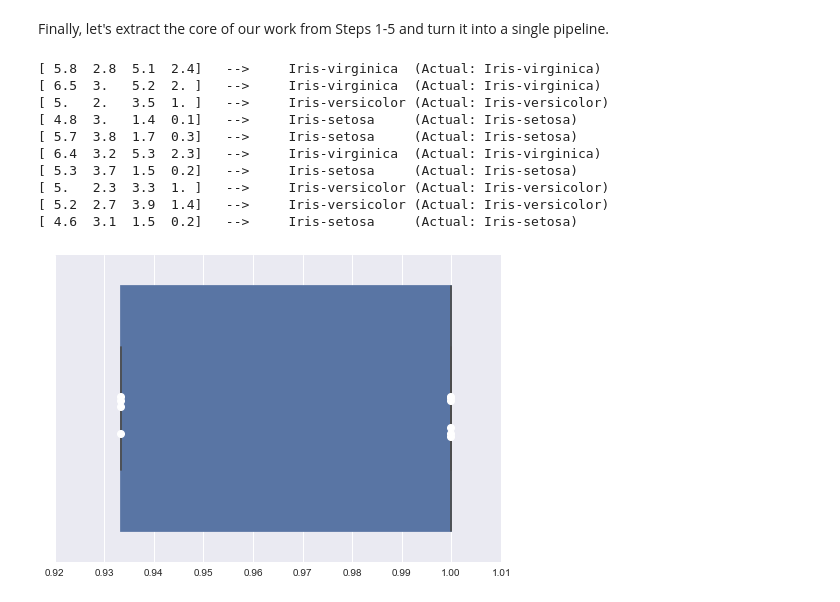
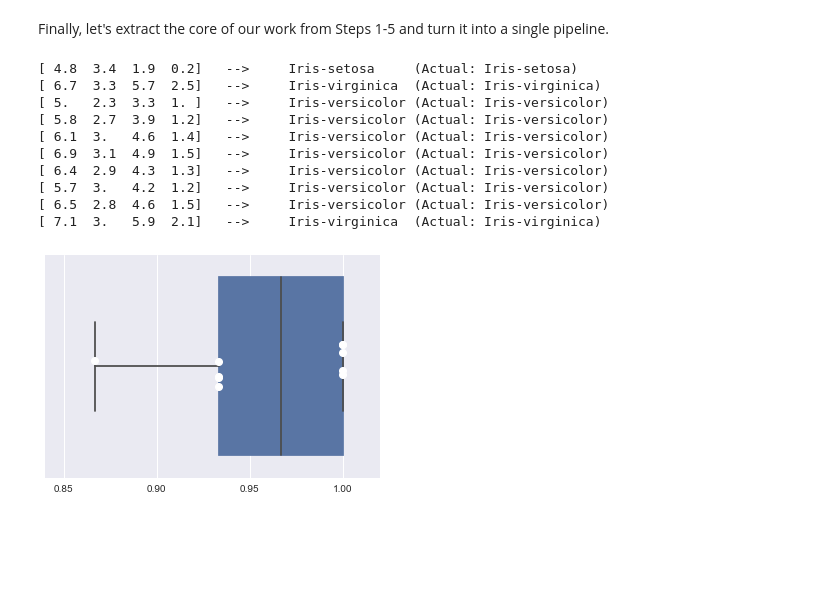
Before and after one commit to rhiever/Data-Analysis-and-Machine-Learning-Projects, a Jupyter notebook: example-data-science-notebook/Example Machine Learning Notebook.ipynb, the cells around one changed output. Drawn from its saved outputs; the diff is of its cells as text; code cells hidden in the pictures; blank space fills up the shorter version.

Commit message:
Rework modeling section per #8
Now we start with a decision tree classifier and build up to a random
forest classifier.

```diff
--- a/example-data-science-notebook/Example Machine Learning Notebook.ipynb
+++ b/example-data-science-notebook/Example Machine Learning Notebook.ipynb
@@ -470,14 +470,14 @@ There are several random forest classifier [parameters](http://scikit-learn.org/
 # %%
-from sklearn.ensemble import RandomForestClassifier
+from sklearn.tree import DecisionTreeClassifier
 
 # Create the classifier
-random_forest_classifier = RandomForestClassifier(n_estimators=10)
+decision_tree_classifier = DecisionTreeClassifier()
 
 # Train the classifier on the training set
-random_forest_classifier.fit(training_inputs, training_classes)
+decision_tree_classifier.fit(training_inputs, training_classes)
 
 # Validate the classifier on the testing set using classification accuracy
-random_forest_classifier.score(testing_inputs, testing_classes)
+decision_tree_classifier.score(testing_inputs, testing_classes)
 # %% [output]
 0.97368421052631582
 # %% [markdown]
@@ -493,9 +493,9 @@ for repetition in range(1000):
      training_classes,
      testing_classes) = train_test_split(all_inputs, all_classes, train_size=0.75)
 
-    random_forest_classifier = RandomForestClassifier(n_estimators=10)
-    random_forest_classifier.fit(training_inputs, training_classes)
-    classifier_accuracy = random_forest_classifier.score(testing_inputs, testing_classes)
+    decision_tree_classifier = DecisionTreeClassifier()
+    decision_tree_classifier.fit(training_inputs, training_classes)
+    classifier_accuracy = decision_tree_classifier.score(testing_inputs, testing_classes)
     model_accuracies.append(classifier_accuracy)
 
 sb.distplot(model_accuracies)
@@ -741,52 +766,57 @@ interpreter: 64bit
 # %% [markdown]
 Finally, let's extract the core of our work from Steps 1-5 and turn it into a single pipeline.
 # %%
+%matplotlib inline
 import pandas as pd
 import seaborn as sb
-from sklearn.neighbors import KNeighborsClassifier
+from sklearn.ensemble import RandomForestClassifier
 from sklearn.cross_validation import train_test_split
 from sklearn.cross_validation import cross_val_score
 
 # We can jump directly to working with the clean data because
 # we saved our cleaned data set
 iris_data_clean = pd.read_csv('iris-data-clean.csv')
 
 all_inputs = iris_data_clean[['sepal_length_cm', 'sepal_width_cm',
                              'petal_length_cm', 'petal_width_cm']].values
 
 all_classes = iris_data_clean['class'].values
 
 # This is the classifier that came out of Grid Search
-kNN_classifier = KNeighborsClassifier(algorithm='ball_tree', leaf_size=5, metric='minkowski',
-                                      metric_params=None, n_neighbors=10, p=2, weights='distance')
+random_forest_classifier = RandomForestClassifier(bootstrap=True, class_weight=None, criterion='gini',
+                                    max_depth=None, max_features=2, max_leaf_nodes=None,
+                                    min_samples_leaf=1, min_samples_split=2,
+                                    min_weight_fraction_leaf=0.0, n_estimators=50, n_jobs=1,
+                                    oob_score=False, random_state=None, verbose=0,
+                                    warm_start=False)
 
 # All that's left to do now is plot the cross-validation scores
-kNN_classifier_scores = cross_val_score(kNN_classifier, all_inputs, all_classes, cv=10)
-sb.boxplot(kNN_classifier_scores)
-sb.stripplot(kNN_classifier_scores, jitter=True, color='white')
+rf_classifier_scores = cross_val_score(random_forest_classifier, all_inputs, all_classes, cv=10)
+sb.boxplot(rf_classifier_scores)
+sb.stripplot(rf_classifier_scores, jitter=True, color='white')
 
 # ...and show some of the predictions from the classifier
 (training_inputs,
  testing_inputs,
  training_classes,
  testing_classes) = train_test_split(all_inputs, all_classes, train_size=0.75)
 
-kNN_classifier.fit(training_inputs, training_classes)
+random_forest_classifier.fit(training_inputs, training_classes)
 
 for input_features, prediction, actual in zip(testing_inputs[:10],
-                                              kNN_classifier.predict(testing_inputs[:10]),
+                                              random_forest_classifier.predict(testing_inputs[:10]),
                                               testing_classes[:10]):
     print('{}\t-->\t{}\t(Actual: {})'.format(input_features, prediction, actual))
 # %% [output]
-[ 5.8  2.8  5.1  2.4]   -->     Iris-virginica  (Actual: Iris-virginica)
-[ 6.5  3.   5.2  2. ]   -->     Iris-virginica  (Actual: Iris-virginica)
-[ 5.   2.   3.5  1. ]   -->     Iris-versicolor (Actual: Iris-versicolor)
-[ 4.8  3.   1.4  0.1]   -->     Iris-setosa     (Actual: Iris-setosa)
-[ 5.7  3.8  1.7  0.3]   -->     Iris-setosa     (Actual: Iris-setosa)
-[ 6.4  3.2  5.3  2.3]   -->     Iris-virginica  (Actual: Iris-virginica)
-[ 5.3  3.7  1.5  0.2]   -->     Iris-setosa     (Actual: Iris-setosa)
+[ 4.8  3.4  1.9  0.2]   -->     Iris-setosa     (Actual: Iris-setosa)
+[ 6.7  3.3  5.7  2.5]   -->     Iris-virginica  (Actual: Iris-virginica)
 [ 5.   2.3  3.3  1. ]   -->     Iris-versicolor (Actual: Iris-versicolor)
-[ 5.2  2.7  3.9  1.4]   -->     Iris-versicolor (Actual: Iris-versicolor)
-[ 4.6  3.1  1.5  0.2]   -->     Iris-setosa     (Actual: Iris-setosa)
+[ 5.8  2.7  3.9  1.2]   -->     Iris-versicolor (Actual: Iris-versicolor)
+[ 6.1  3.   4.6  1.4]   -->     Iris-versicolor (Actual: Iris-versicolor)
+[ 6.9  3.1  4.9  1.5]   -->     Iris-versicolor (Actual: Iris-versicolor)
+[ 6.4  2.9  4.3  1.3]   -->     Iris-versicolor (Actual: Iris-versicolor)
+[ 5.7  3.   4.2  1.2]   -->     Iris-versicolor (Actual: Iris-versicolor)
+[ 6.5  2.8  4.6  1.5]   -->     Iris-versicolor (Actual: Iris-versicolor)
+[ 7.1  3.   5.9  2.1]   -->     Iris-virginica  (Actual: Iris-virginica)
-[figure, old version]
+[figure, new version]
 # %% [markdown]
```
Also changed, not shown: parts of 27 cells of this notebook, 2 other files.
